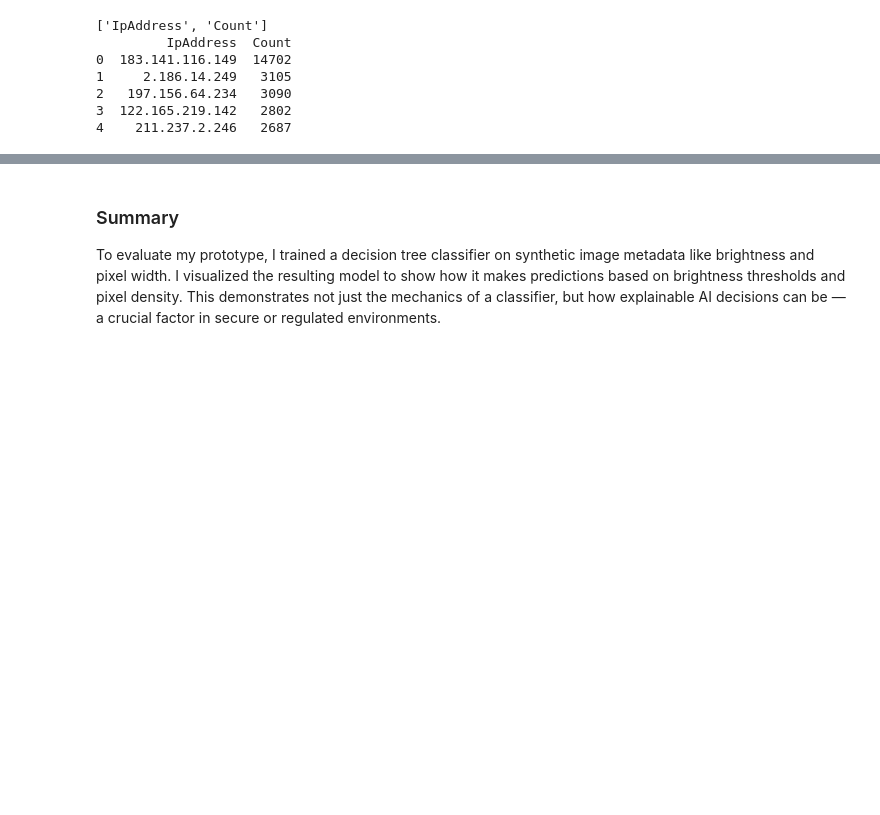
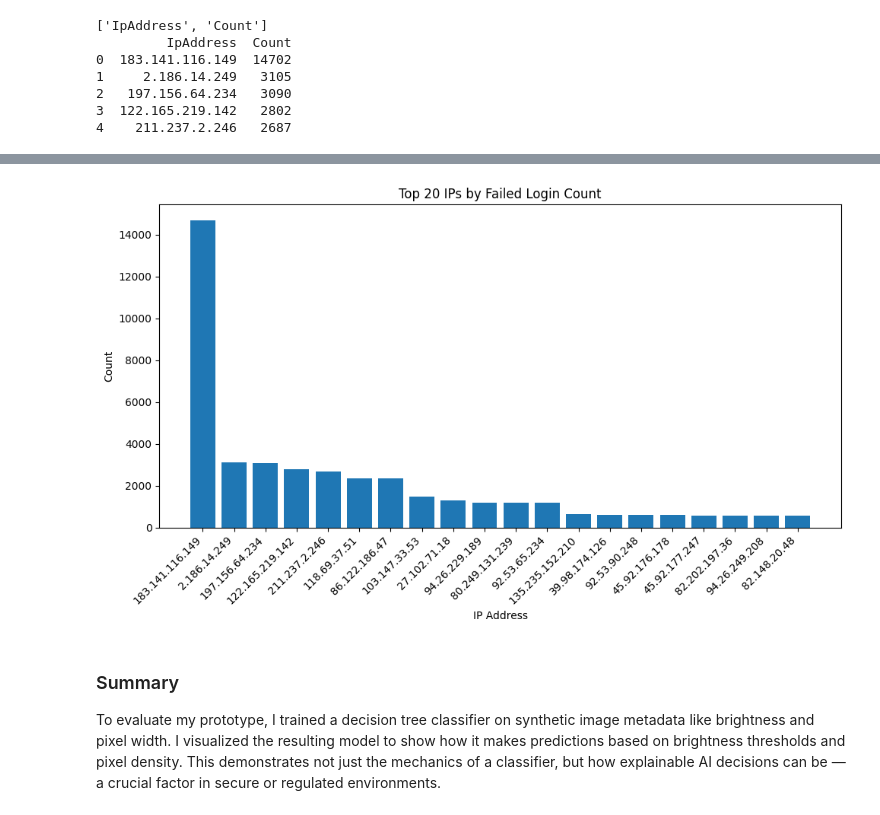
Before and after one commit to tristach/rakuten-ML-cloud-cover, a Jupyter notebook: notebooks/rakuten-ml-prototype.ipynb, the cells around one changed output, grey strips where cells are left out. Saved outputs shown, nothing was run; the diff lists cells and outputs as text; code cells hidden in the pictures; blank space fills up the shorter version.

```diff
--- a/notebooks/rakuten-ml-prototype.ipynb
+++ b/notebooks/rakuten-ml-prototype.ipynb
@@ -598,3 +740,22 @@ print(df.head())
+# %%
+import pandas as pd
+import matplotlib.pyplot as plt
+
+df = pd.read_csv("data/input.csv")
+
+# Bar chart of top IPs by count
+top_ips = df.sort_values(by="Count", ascending=False).head(20)
+
+plt.figure(figsize=(10, 6))
+plt.bar(top_ips["IpAddress"], top_ips["Count"])
+plt.title("Top 20 IPs by Failed Login Count")
+plt.xlabel("IP Address")
+plt.ylabel("Count")
+plt.xticks(rotation=45, ha='right')
+plt.tight_layout()
+plt.show()
+# %% [output]
+[figure, added]
 # %% [markdown]
 ### Summary
 
```
Also changed, not shown: parts of 9 cells of this notebook, 3 other files.
